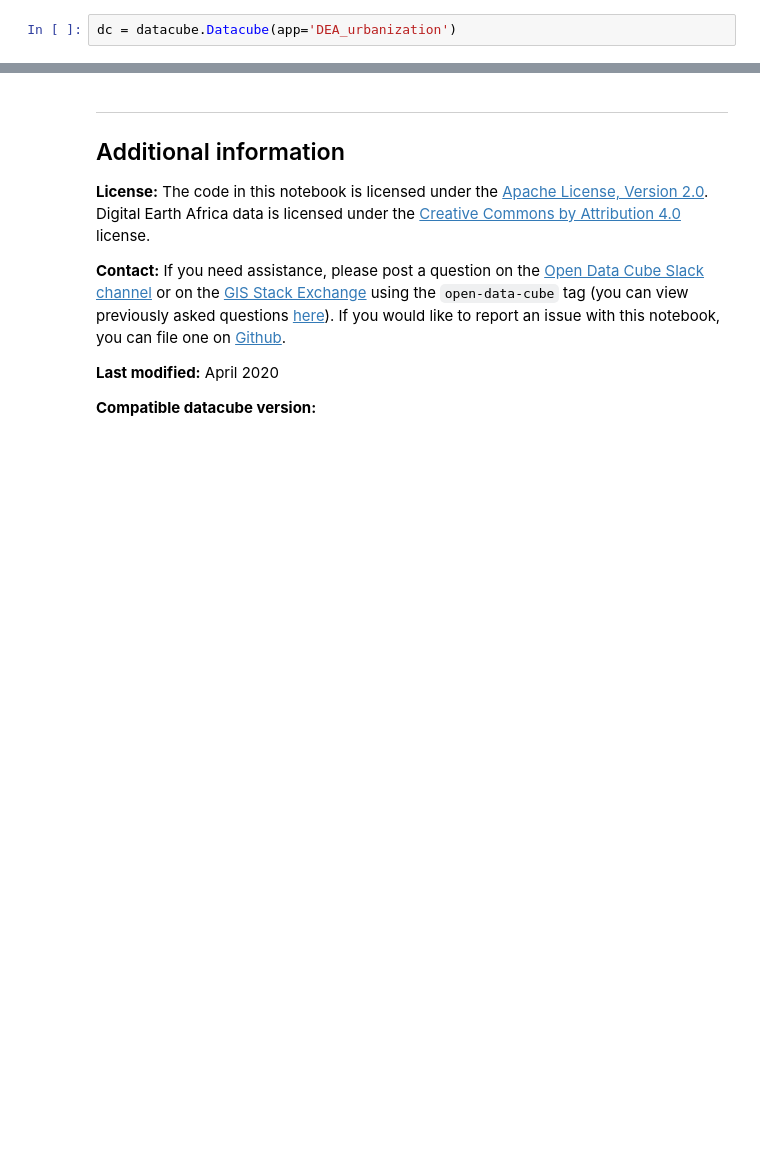
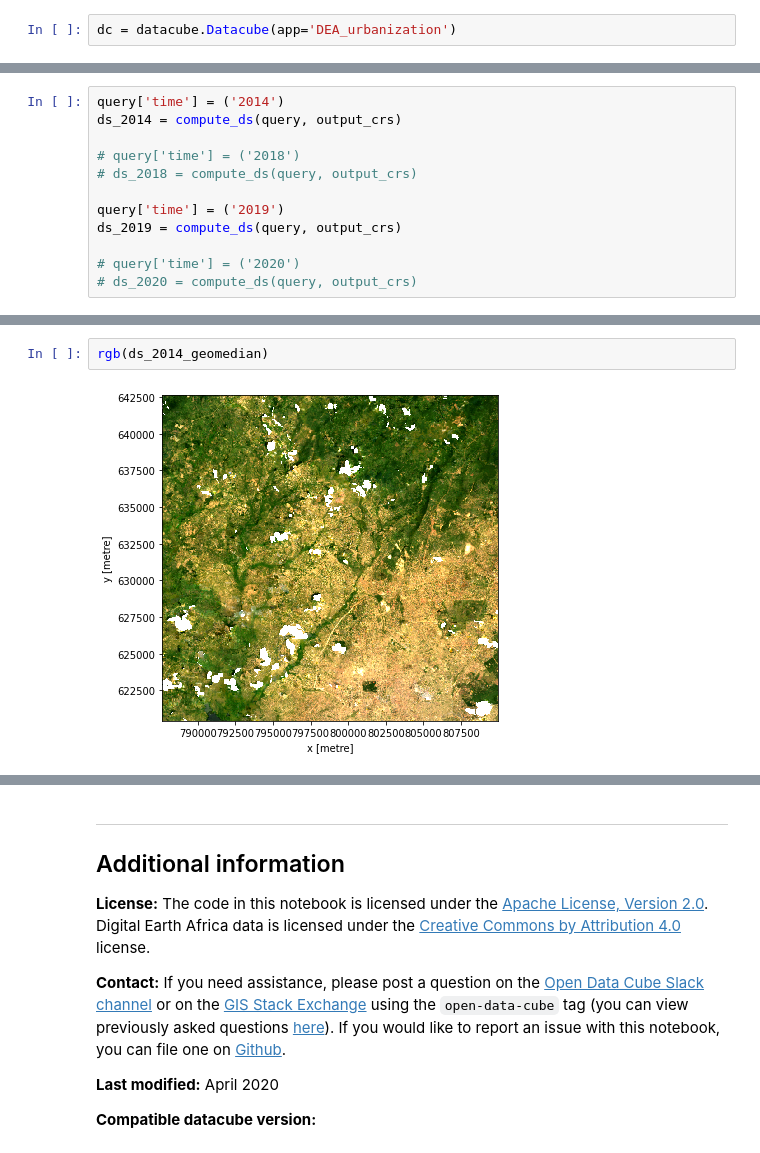
Before and after one commit to digitalearthafrica/deafrica-sandbox-notebooks, a Jupyter notebook: Frequently_used_code/DEA_urbanization.ipynb, the cells around one changed output, grey strips where cells are left out. Saved outputs shown, nothing was run; the diff lists cells and outputs as text; blank space fills up the shorter version.

```diff
--- a/Frequently_used_code/DEA_urbanization.ipynb
+++ b/Frequently_used_code/DEA_urbanization.ipynb
@@ -92,0 +80,12 @@ Attributes:
+# %%
+query['time'] = ('2014')
+ds_2014 = compute_ds(query, output_crs)
+
+# query['time'] = ('2018')
+# ds_2018 = compute_ds(query, output_crs)
+
+query['time'] = ('2019')
+ds_2019 = compute_ds(query, output_crs)
+
+# query['time'] = ('2020')
+# ds_2020 = compute_ds(query, output_crs)
@@ -98,0 +140,4 @@ rgb(ds, bands=['red', 'green', 'blue'], col="time", col_wrap=4)
+# %%
+rgb(ds_2014_geomedian)
+# %% [output]
+[figure, added]
```
Also changed, not shown: parts of 23 cells of this notebook.
